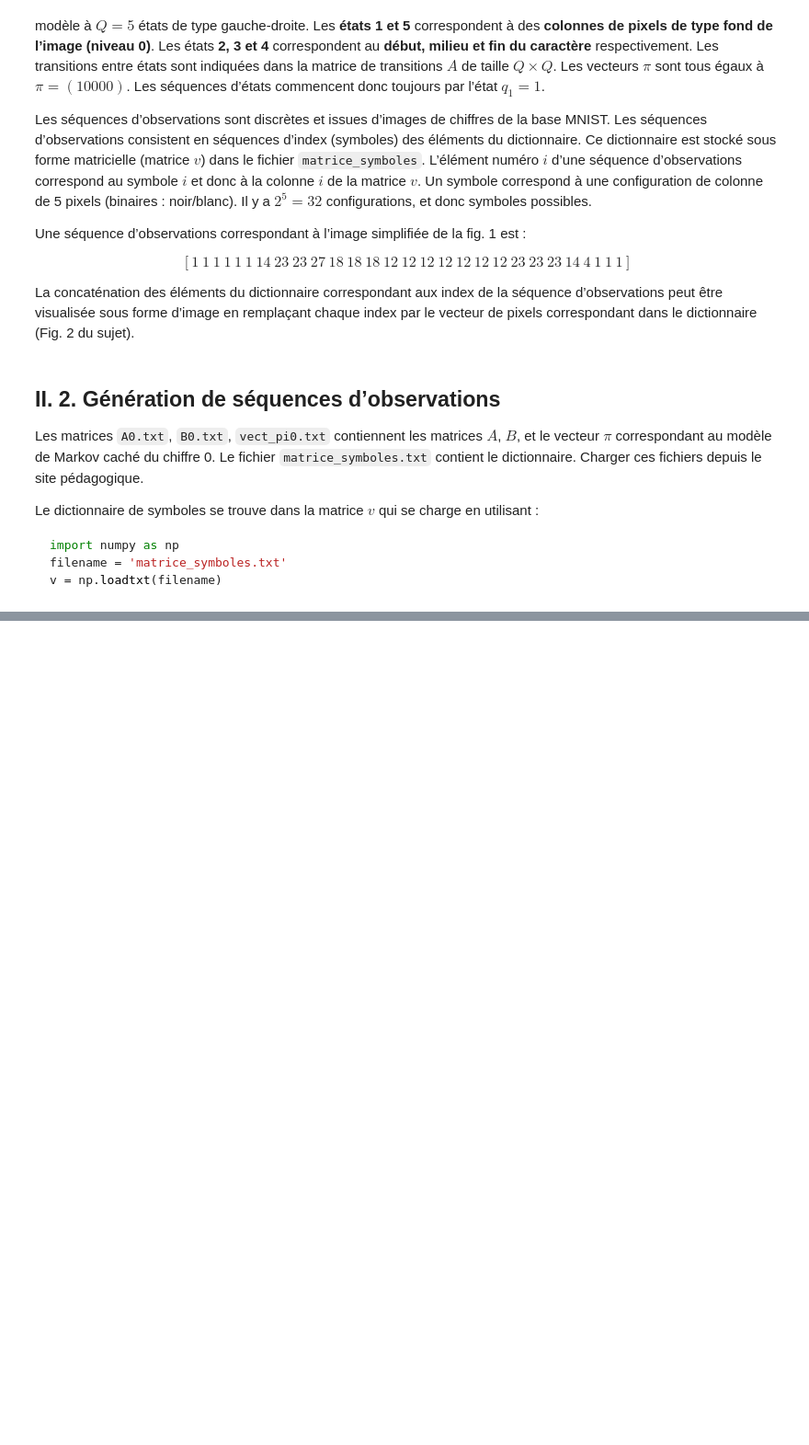
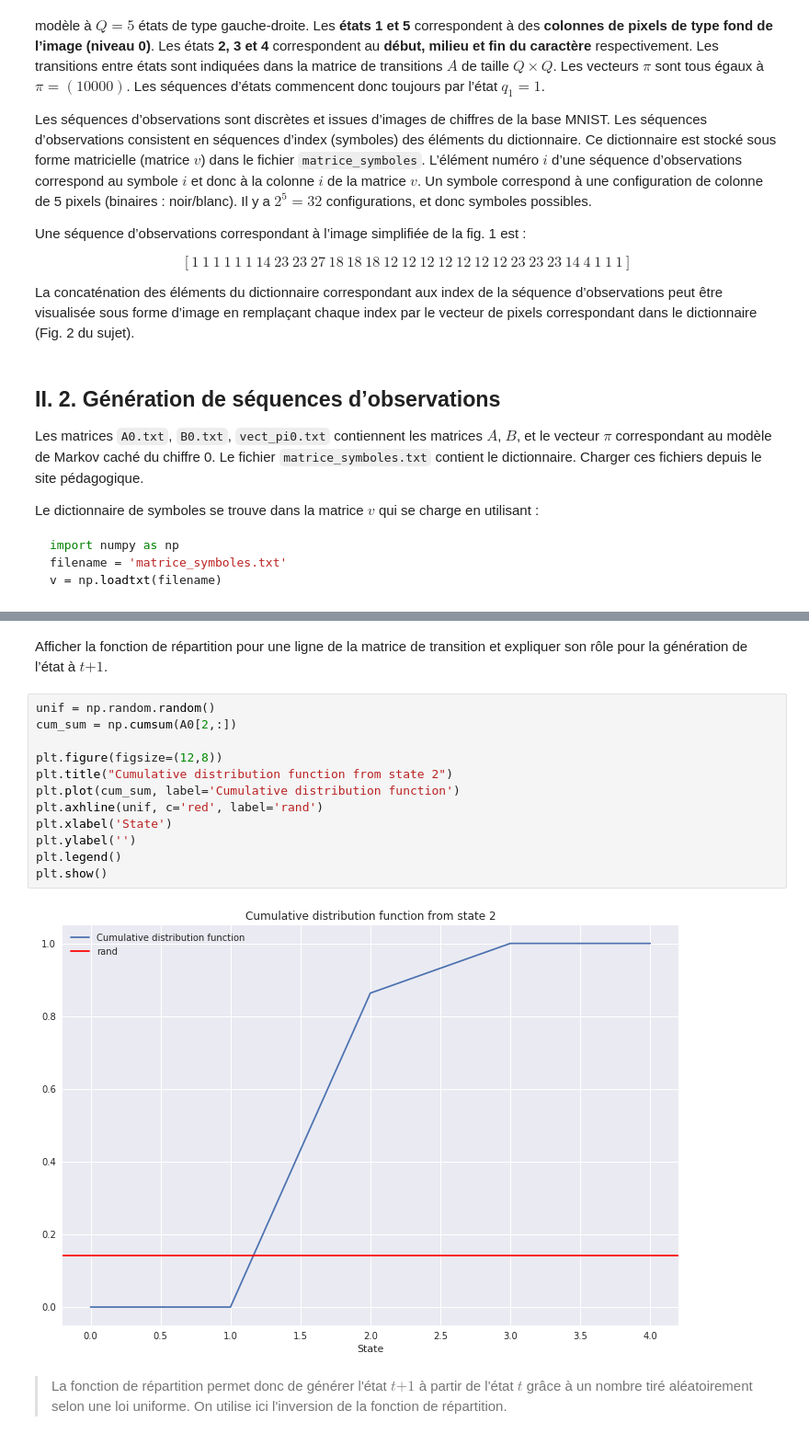
Before and after one commit to Thomas-Koch/MDI-341---Machine-Learning-avanc-, a Jupyter notebook: TP12 - HMM/TP HMM - Thomas Koch.ipynb, the cells around one changed output, grey strips where cells are left out. Shown at 92% size. Drawn from its saved outputs; the diff is of its cells as text; blank space fills up the shorter version.

```diff
--- a/TP12 - HMM/TP HMM - Thomas Koch.ipynb
+++ b/TP12 - HMM/TP HMM - Thomas Koch.ipynb
@@ -604,0 +673,18 @@ v
+# %% [markdown]
+Afficher la fonction de répartition pour une ligne de la matrice de transition et expliquer son rôle pour la génération de l’état à $\textit{t+1}$.
+# %%
+unif = np.random.random()
+cum_sum = np.cumsum(A0[2,:])
+
+plt.figure(figsize=(12,8))
+plt.title("Cumulative distribution function from state 2")
+plt.plot(cum_sum, label='Cumulative distribution function')
+plt.axhline(unif, c='red', label='rand')
+plt.xlabel('State')
+plt.ylabel('')
+plt.legend()
+plt.show()
+# %% [output]
+[figure, added]
+# %% [markdown]
+> La fonction de répartition permet donc de générer l'état $\textit{t+1}$ à partir de l'état $t$ grâce à un nombre tiré aléatoirement selon une loi uniforme. On utilise ici l'inversion de la fonction de répartition.
```
Also changed, not shown: parts of 46 cells of this notebook, 1 other file.
